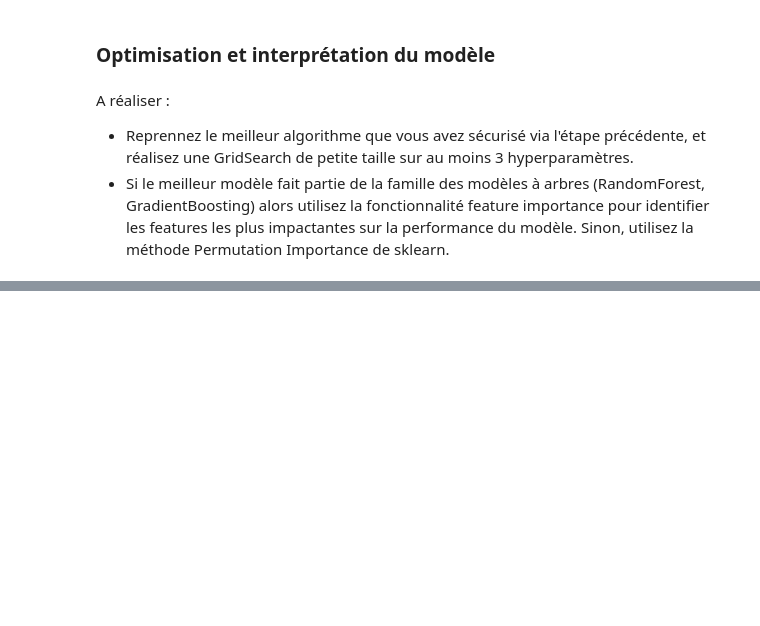
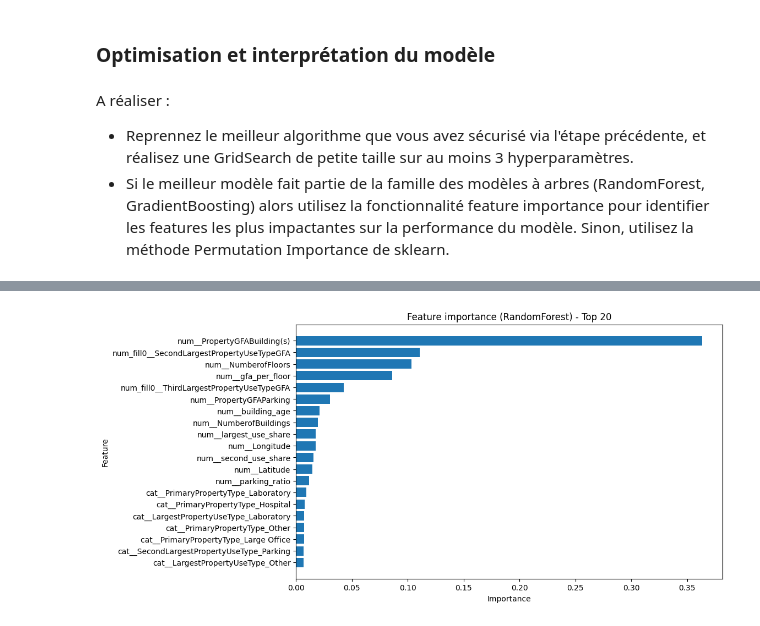
Before and after one commit to G-Hostin/seattle-building-energy-prediction, a Jupyter notebook: P3_template_modelistation_supervisee_data_scientist.ipynb, the cells around one changed output, grey strips where cells are left out. Cells and saved outputs as stored; diff of their text form; code cells hidden in the pictures; blank space fills up the shorter version.

```diff
--- a/P3_template_modelistation_supervisee_data_scientist.ipynb
+++ b/P3_template_modelistation_supervisee_data_scientist.ipynb
@@ -843,0 +842,13 @@ A réaliser :
+# %%
+from sklearn.linear_model import Ridge
+from sklearn.compose import TransformedTargetRegressor
+
+
+# Fonction pour évaluer le modèle
+def eval_on_test(model, X_test, y_test):
+    pred = model.predict(X_test)
+    return {
+        "MAE": mean_absolute_error(y_test, pred),
+        "RMSE": np.sqrt(mean_squared_error(y_test, pred)),
+        "R2": r2_score(y_test, pred)
+    }
@@ -843,0 +1052,21 @@ A réaliser :
+# %%
+rf_model = best_rf.named_steps["model"]
+prep_rf = best_rf.named_steps["prep"]
+
+
+# on essaye de récuperer le nom des colonnes après ohe sinon fallback
+try:
+    rf_feature_names = prep_rf.get_feature_names_out()
+except Exception:
+    ohe = prep_rf.named_transformers_["cat"].named_steps["onehot"]
+    rf_feature_names = np.array(
+        num_regular + num_fill0 + ohe.get_feature_names_out(cat_cols).tolist()
+    )
+
+# Df avec les feature_importances_ (natrif aux modèles d'arbres)
+fi = pd.DataFrame({
+    "feature": rf_feature_names,
+    "importance": rf_model.feature_importances_
+}).sort_values("importance", ascending=False)
+
+fi.head(20)
@@ -843,0 +1091,12 @@ A réaliser :
+# %%
+top_n = 20
+fi_top = fi.head(top_n).sort_values("importance")
+
+plt.figure(figsize=(10,6))
+plt.barh(fi_top["feature"], fi_top["importance"])
+plt.title(f"Feature importance (RandomForest) - Top {top_n}")
+plt.xlabel("Importance")
+plt.ylabel("Feature")
+plt.show()
+# %% [output]
+[figure, added]
```
Also changed, not shown: parts of 8 cells of this notebook.
